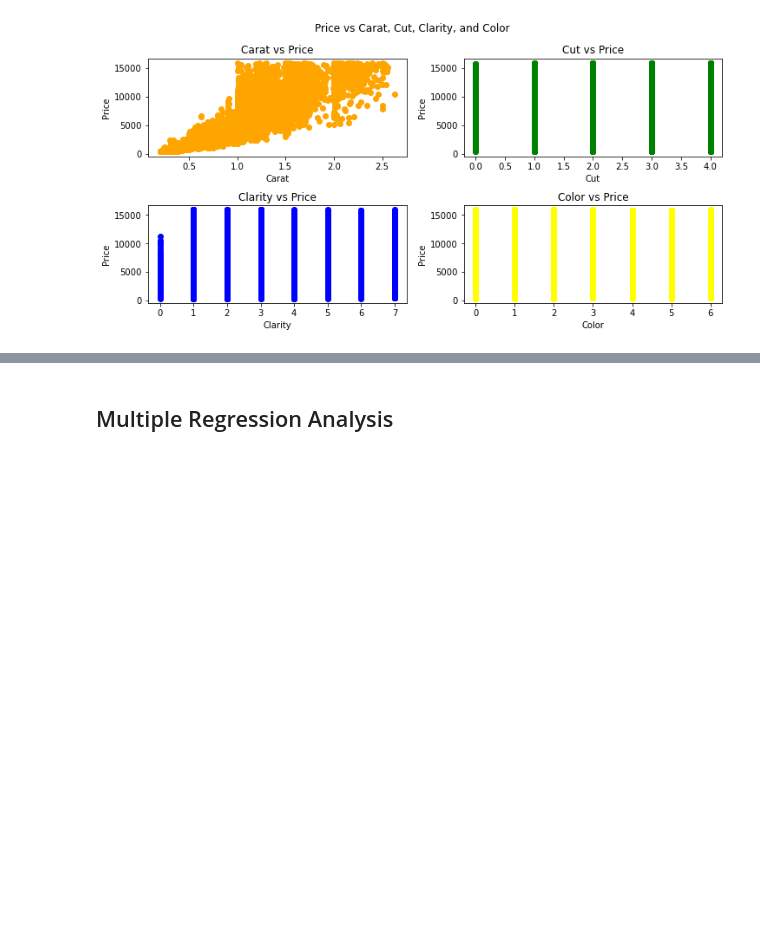
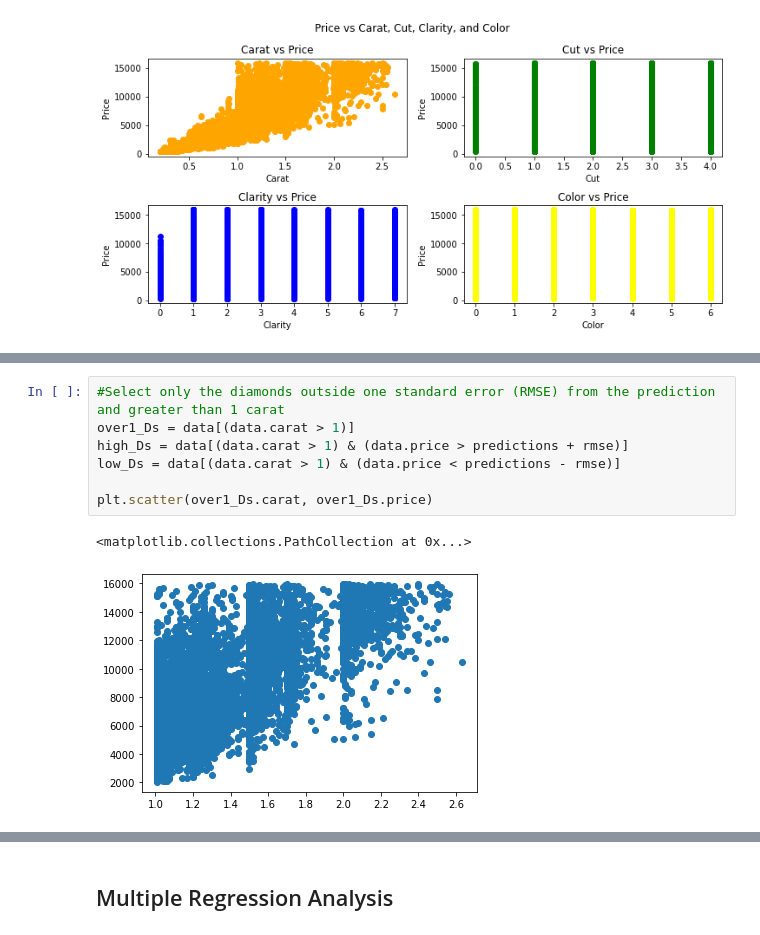
Before and after one commit to Jbglet29/AIT580_T7_Final_Project, a Jupyter notebook: AIT580_T7_GCT_Final_Project.ipynb, the cells around one changed output, grey strips where cells are left out. Drawn from its saved outputs; the diff is of its cells as text; blank space fills up the shorter version.

```diff
--- a/AIT580_T7_GCT_Final_Project.ipynb
+++ b/AIT580_T7_GCT_Final_Project.ipynb
@@ -273,0 +325,10 @@ plt.show()
+# %%
+#Select only the diamonds outside one standard error (RMSE) from the prediction and greater than 1 carat
+over1_Ds = data[(data.carat > 1)]
+high_Ds = data[(data.carat > 1) & (data.price > predictions + rmse)]
+low_Ds = data[(data.carat > 1) & (data.price < predictions - rmse)]
+
+plt.scatter(over1_Ds.carat, over1_Ds.price)
+# %% [output]
+<matplotlib.collections.PathCollection at 0x...>
+[figure, added]
```
Also changed, not shown: parts of 44 cells of this notebook.
